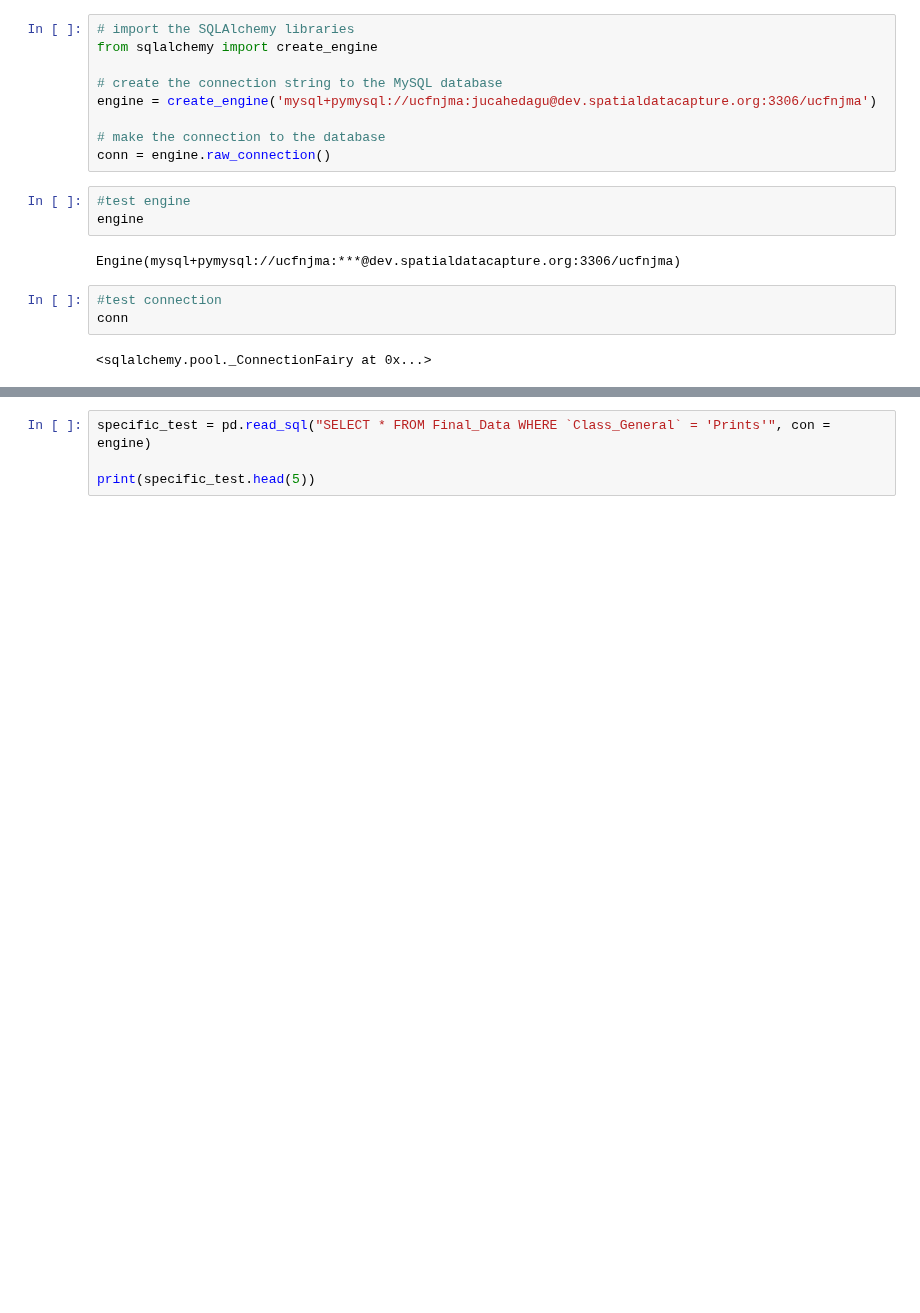
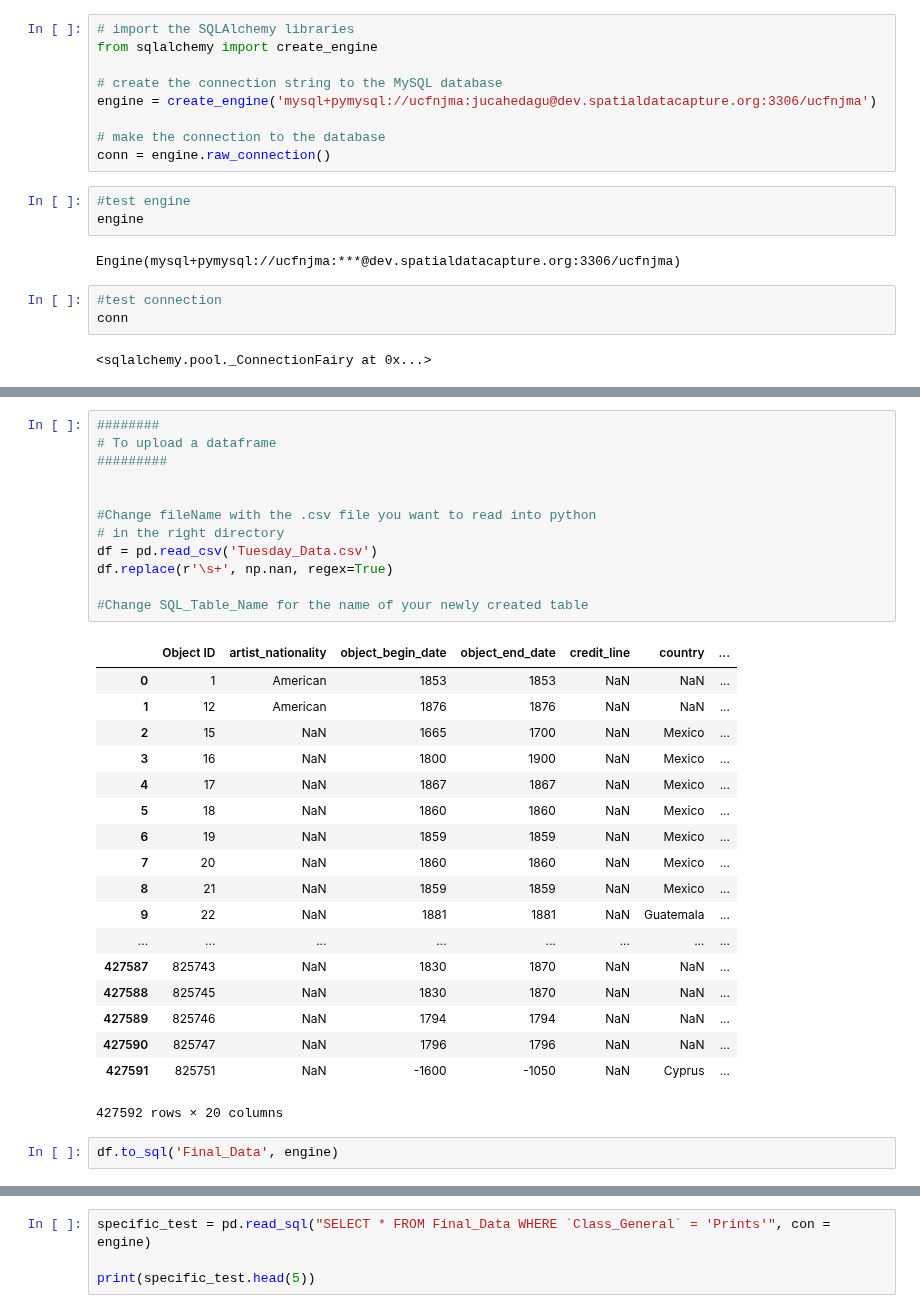
Before and after one commit to ucfnmyo/SDC_MuseumsProject, a Jupyter notebook: MISC/Cl/Hughs_SQL_sandbox.ipynb, the cells around one changed output, grey strips where cells are left out. Saved outputs shown, nothing was run; the diff lists cells and outputs as text; blank space fills up the shorter version.

```diff
--- a/MISC/Cl/Hughs_SQL_sandbox.ipynb
+++ b/MISC/Cl/Hughs_SQL_sandbox.ipynb
@@ -25,3 +30,36 @@ conn
+# %%
+########
+# To upload a dataframe
+#########
+
+
+#Change fileName with the .csv file you want to read into python
+# in the right directory
+df = pd.read_csv('Tuesday_Data.csv')
+df.replace(r'\s+', np.nan, regex=True)
+
+#Change SQL_Table_Name for the name of your newly created table
+# %% [output]
+|  | Object ID | artist_nationality | object_begin_date | object_end_date | credit_line | country | ... |
+| 0 | 1 | American | 1853 | 1853 | NaN | NaN | ... |
+| 1 | 12 | American | 1876 | 1876 | NaN | NaN | ... |
+| 2 | 15 | NaN | 1665 | 1700 | NaN | Mexico | ... |
+| 3 | 16 | NaN | 1800 | 1900 | NaN | Mexico | ... |
+| 4 | 17 | NaN | 1867 | 1867 | NaN | Mexico | ... |
+| 5 | 18 | NaN | 1860 | 1860 | NaN | Mexico | ... |
+| 6 | 19 | NaN | 1859 | 1859 | NaN | Mexico | ... |
+| 7 | 20 | NaN | 1860 | 1860 | NaN | Mexico | ... |
+| 8 | 21 | NaN | 1859 | 1859 | NaN | Mexico | ... |
+| 9 | 22 | NaN | 1881 | 1881 | NaN | Guatemala | ... |
+| ... | ... | ... | ... | ... | ... | ... | ... |
+| 427587 | 825743 | NaN | 1830 | 1870 | NaN | NaN | ... |
+| 427588 | 825745 | NaN | 1830 | 1870 | NaN | NaN | ... |
+| 427589 | 825746 | NaN | 1794 | 1794 | NaN | NaN | ... |
+| 427590 | 825747 | NaN | 1796 | 1796 | NaN | NaN | ... |
+| 427591 | 825751 | NaN | -1600 | -1050 | NaN | Cyprus | ... |
+427592 rows × 20 columns
+# %%
+df.to_sql('Final_Data', engine)
 # %%
 ################################################################################
 # TEST QUERY
```
Also changed, not shown: parts of 5 cells of this notebook.
